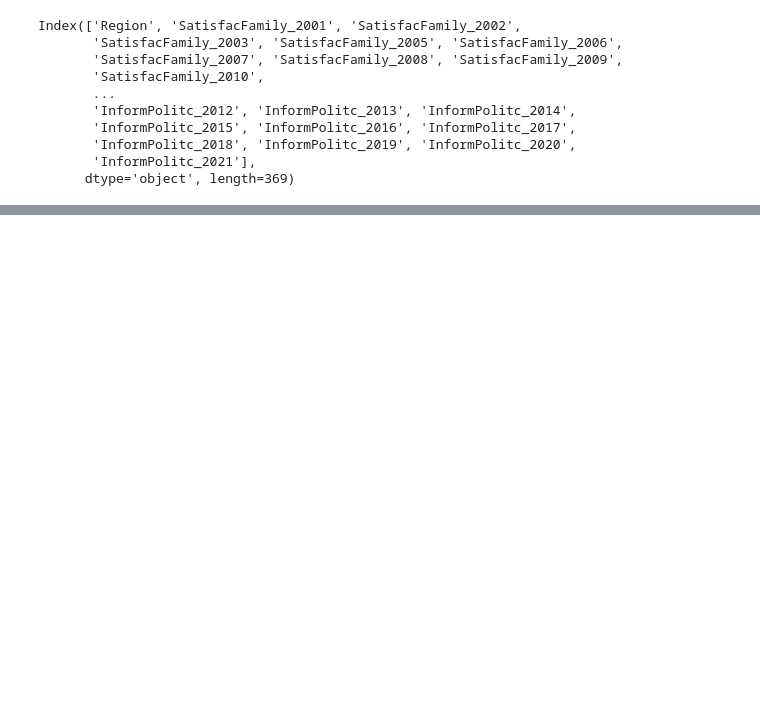
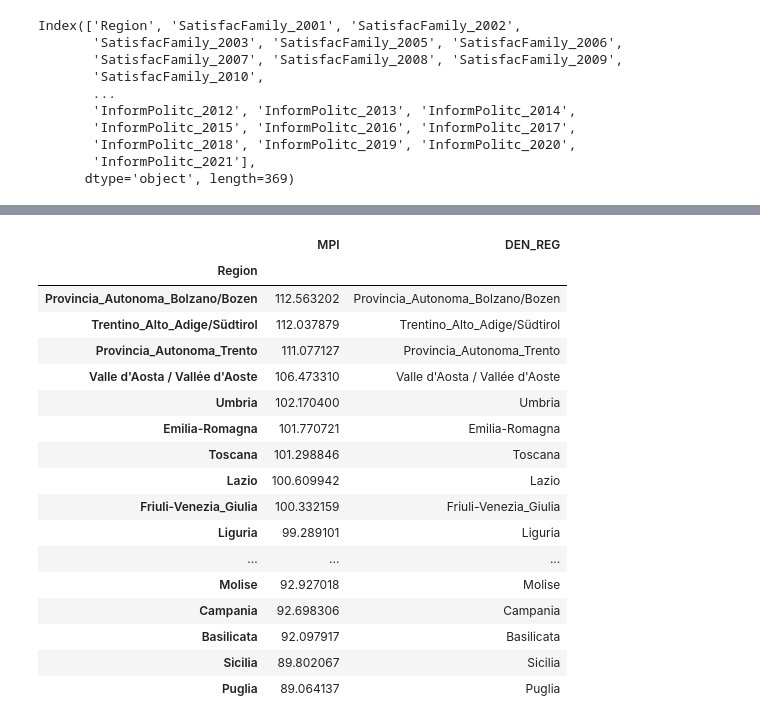
Before and after one commit to MaliheDahmardeh/SOCIAL-CAPITAL, a Jupyter notebook: social-capital-MPI.ipynb, the cells around one changed output, grey strips where cells are left out. Saved outputs shown, nothing was run; the diff lists cells and outputs as text; code cells hidden in the pictures; blank space fills up the shorter version.

```diff
--- a/social-capital-MPI.ipynb
+++ b/social-capital-MPI.ipynb
@@ -155,0 +144,31 @@ social_capita_df.head()
+# %%
+social_capita_df['row_mean'] = social_capita_df[elementary_indicators].mean(axis=1)
+social_capita_df['row_sd'] = social_capita_df[elementary_indicators].std(axis=1)
+social_capita_df['cv'] = social_capita_df['row_sd']/social_capita_df['row_mean']
+social_capita_df['penalty'] = social_capita_df['row_sd']*social_capita_df['cv']
+social_capita_df['MPI'] = social_capita_df['row_mean']-social_capita_df['penalty']
+social_capita_df['MPI_Rank'] = social_capita_df['MPI'].rank(ascending=False)
+social_capita_df = social_capita_df.sort_values(by=['MPI_Rank'])
+# %%
+social_capita_mpi = social_capita_df[['MPI']]
+social_capita_mpi['DEN_REG'] = social_capita_mpi.index
+social_capita_mpi
+# %% [output]
+|  | MPI | DEN_REG |
+| Region |  |  |
+| Provincia_Autonoma_Bolzano/Bozen | 112.563202 | Provincia_Autonoma_Bolzano/Bozen |
+| Trentino_Alto_Adige/Südtirol | 112.037879 | Trentino_Alto_Adige/Südtirol |
+| Provincia_Autonoma_Trento | 111.077127 | Provincia_Autonoma_Trento |
+| Valle d'Aosta / Vallée d'Aoste | 106.473310 | Valle d'Aosta / Vallée d'Aoste |
+| Umbria | 102.170400 | Umbria |
+| Emilia-Romagna | 101.770721 | Emilia-Romagna |
+| Toscana | 101.298846 | Toscana |
+| Lazio | 100.609942 | Lazio |
+| Friuli-Venezia_Giulia | 100.332159 | Friuli-Venezia_Giulia |
+| Liguria | 99.289101 | Liguria |
+| ... | ... | ... |
+| Molise | 92.927018 | Molise |
+| Campania | 92.698306 | Campania |
+| Basilicata | 92.097917 | Basilicata |
+| Sicilia | 89.802067 | Sicilia |
+| Puglia | 89.064137 | Puglia |
```
Also changed, not shown: parts of 11 cells of this notebook.
